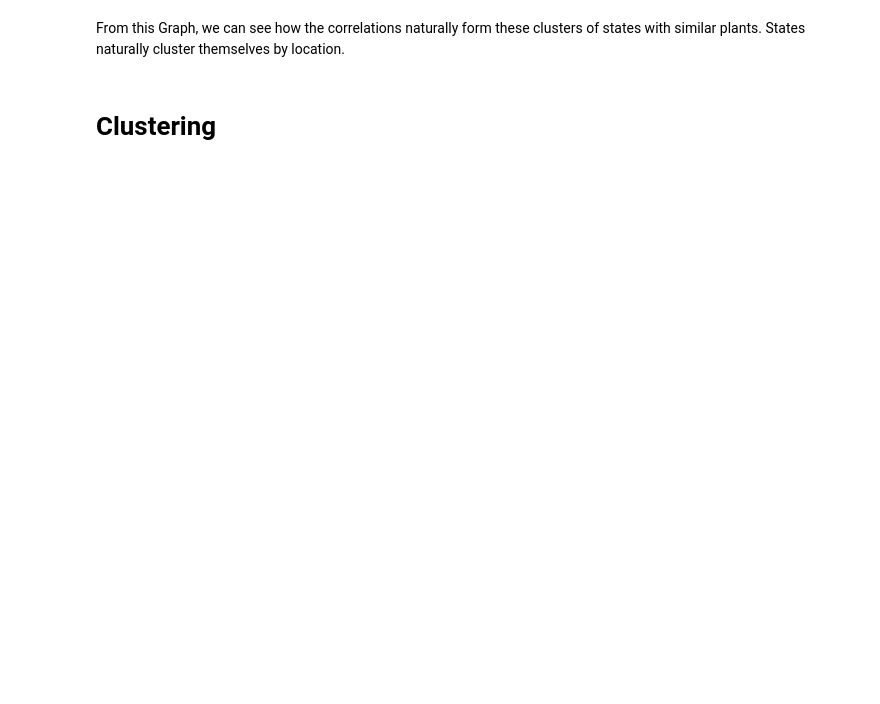
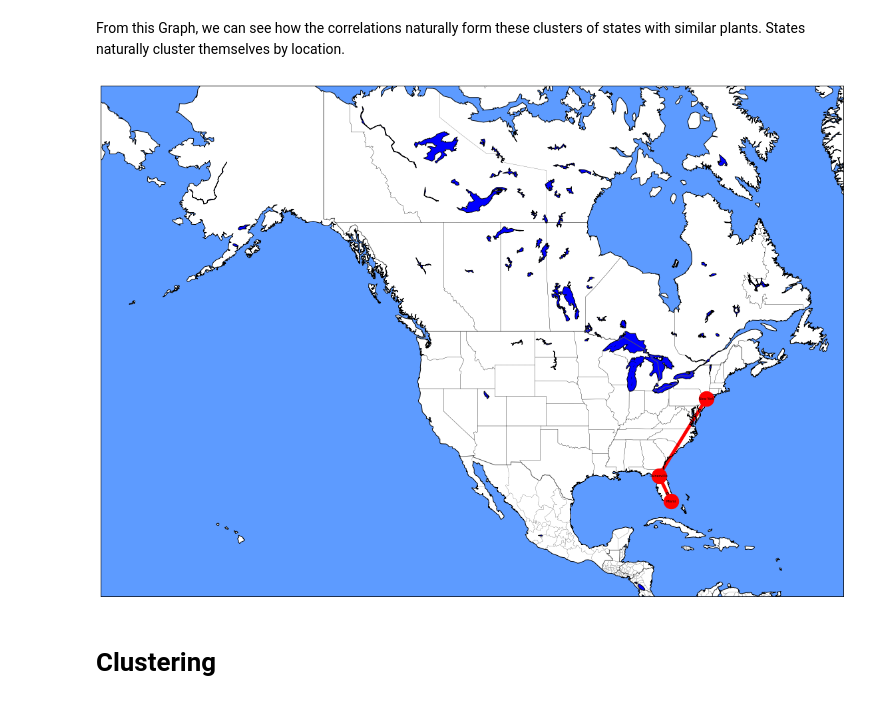
Before and after one commit to Carlos-Muniz/United-States-Plants-Clustering, a Jupyter notebook: plant_clustering.ipynb, the cells around one changed output. Saved outputs shown, nothing was run; the diff lists cells and outputs as text; code cells hidden in the pictures; blank space fills up the shorter version.

```diff
--- a/plant_clustering.ipynb
+++ b/plant_clustering.ipynb
@@ -161,3 +235,40 @@ From this Graph, we can see how the correlations naturally form these clusters o
+# %%
+plt.figure(figsize = (20,20))
+m = Basemap(projection='merc',llcrnrlon=-180,llcrnrlat=10,urcrnrlon=-50,
+            urcrnrlat=70, lat_ts=0, resolution='l')
+
+Points = {
+    "New York":(40.7,-74),
+    "Gainesville":(29.7,-82.3),
+    "Miami":(25.8, -80.2)}
+Lon = [Points[key][0] for key in Points]
+Lat = [Points[key][1] for key in Points]
+X, Y = m(Lat,Lon)
+
+G = nx.Graph()
+pos = {}
+G.add_edge('New York', 'Gainesville')
+G.add_edge('Gainesville', 'Miami')
+pos['New York'] = (X[0], Y[0])
+pos['Gainesville'] = (X[1], Y[1])
+pos['Miami'] = (X[2], Y[2])
+
+edges = [(u, v) for (u, v, d) in G.edges(data=True)]
+
+m.drawmapboundary(fill_color='#5D9BFF')
+m.fillcontinents(color='white',lake_color='blue', zorder=0.5)
+m.drawcountries(color='#585858',linewidth=1)
+m.drawstates(linewidth = 0.2)
+m.drawcoastlines()
+
+# nx.draw_networkx(G,pos,node_size=200,node_color='blue')
+nx.draw_networkx_nodes(G, pos, node_size=500, node_color='red')
+nx.draw_networkx_edges(G, pos, edgelist=edges, width=5, edge_color='r')
+nx.draw_networkx_labels(G, pos, font_size=5, font_family='sans-serif')
+
+plt.show()
+# %% [output]
+[figure, added]
 # %% [markdown]
 # Clustering
 # %%
```
Also changed, not shown: parts of 14 cells of this notebook.
